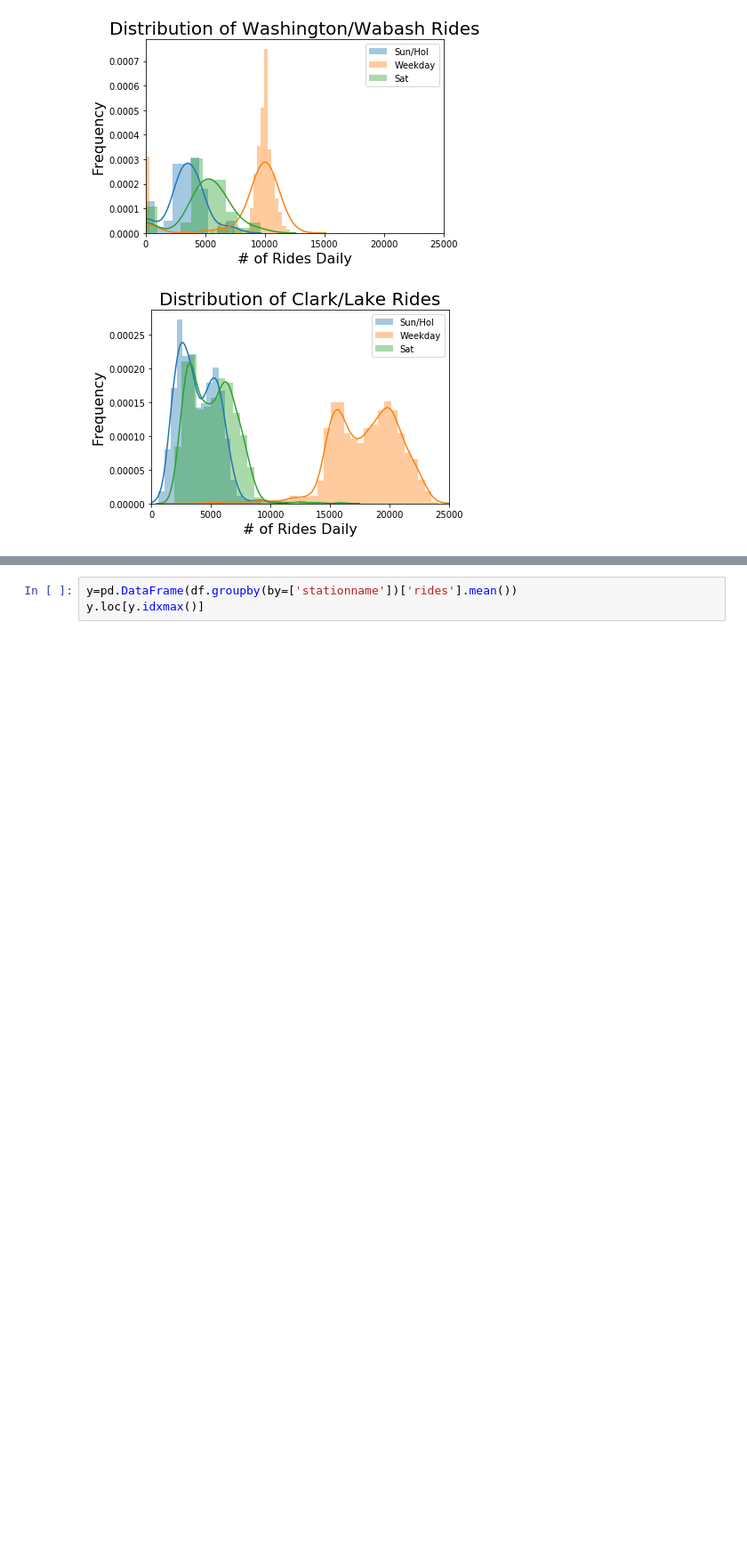
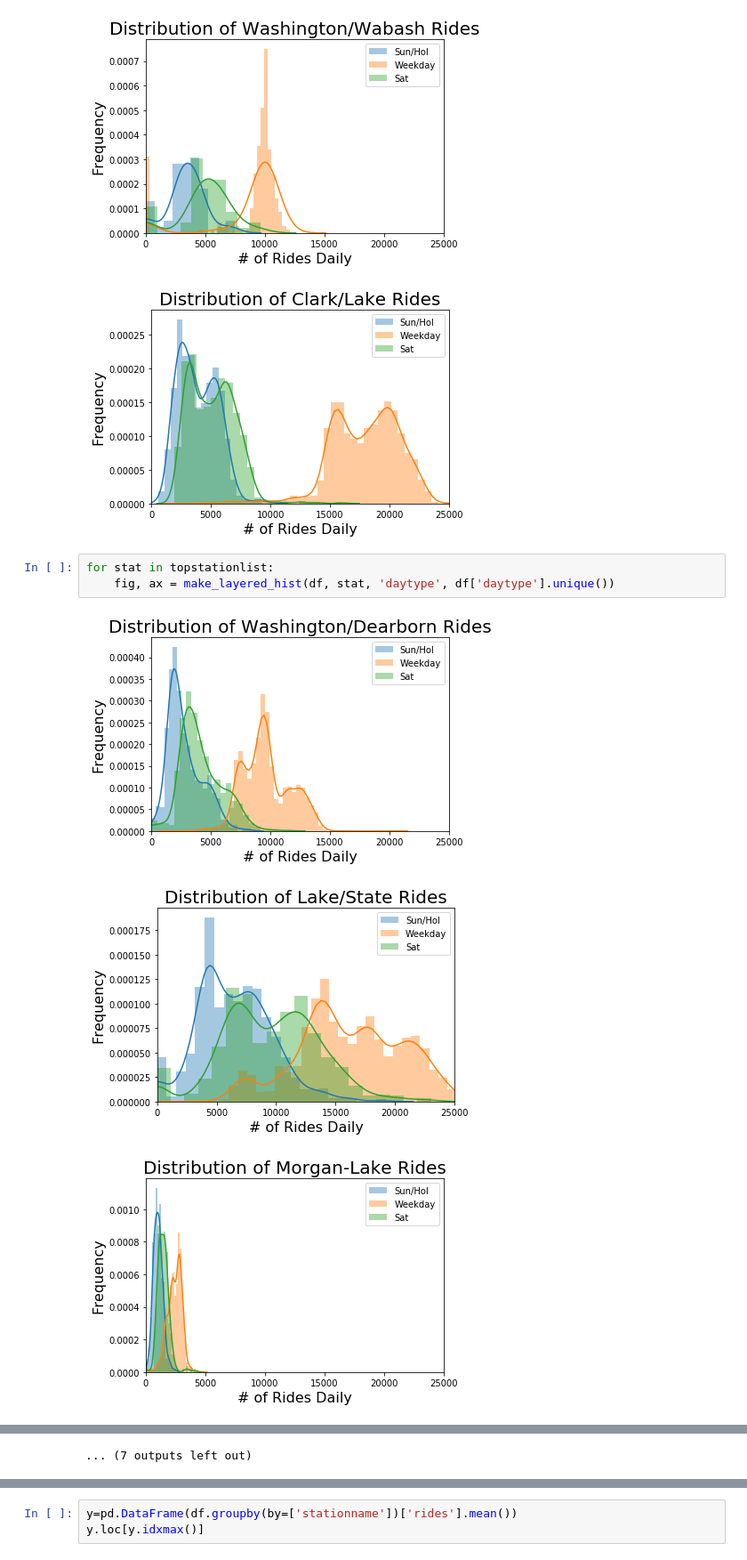
Before and after one commit to donnajobridge/cta, a Jupyter notebook: cta.ipynb, the cells around one changed output, grey strips where cells are left out. Shown at 89% size. Cells and saved outputs as stored; diff of their text form; blank space fills up the shorter version.

```diff
--- a/cta.ipynb
+++ b/cta.ipynb
@@ -124,3 +130,10 @@ for park in mparklist:
 # %% [output]
 [figure]
 [figure]
+# %%
+for stat in topstationlist:
+    fig, ax = make_layered_hist(df, stat, 'daytype', df['daytype'].unique())
+# %% [output]
+[figure, added]
+[figure, added]
+[figure, added]
@@ -127,3 +149,4 @@ for park in mparklist:
+... (7 outputs left out)
 # %%
 for park in mparklist:
     for day in daytypes:
```
Also changed, not shown: parts of 15 cells of this notebook, 2 other files.
